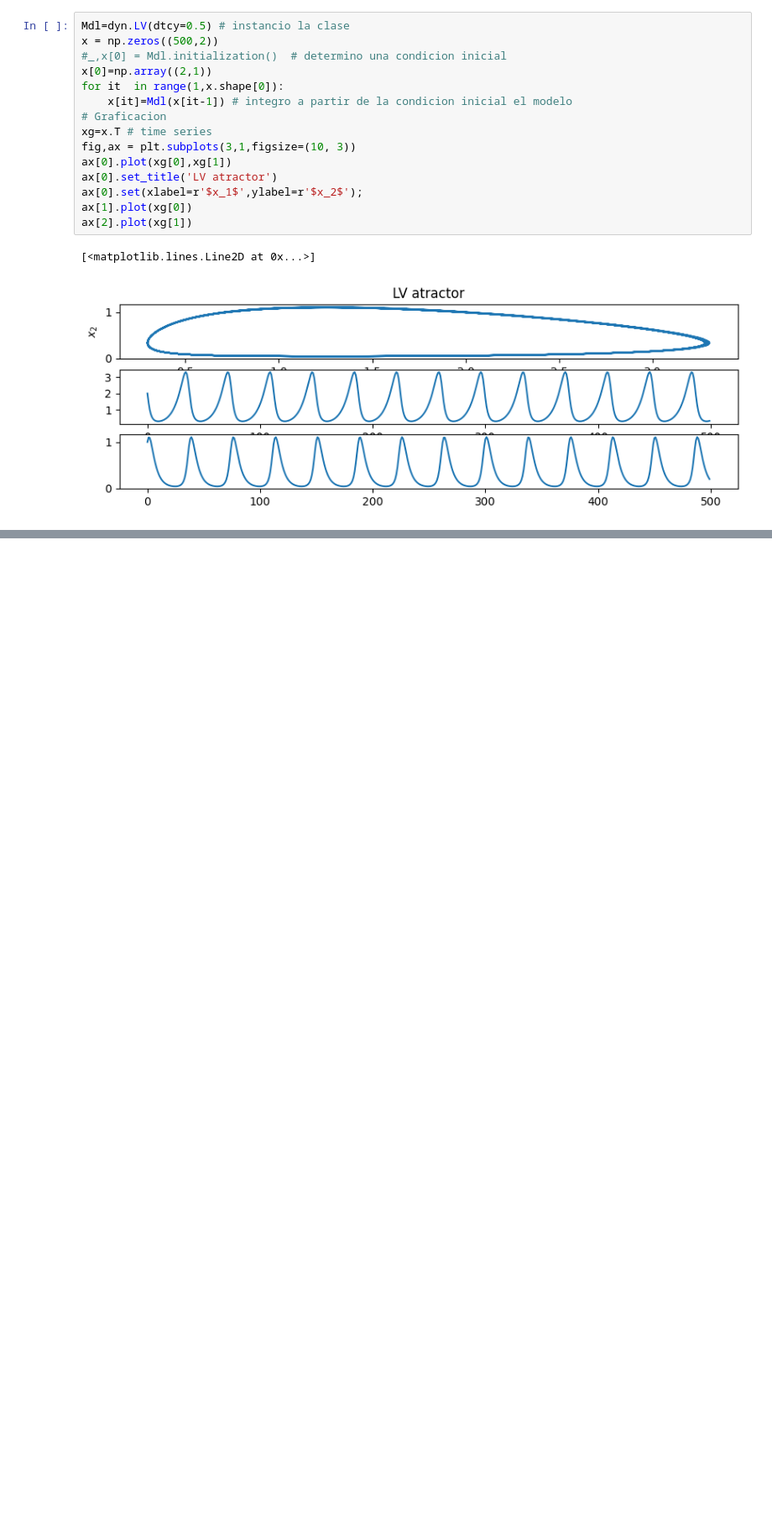
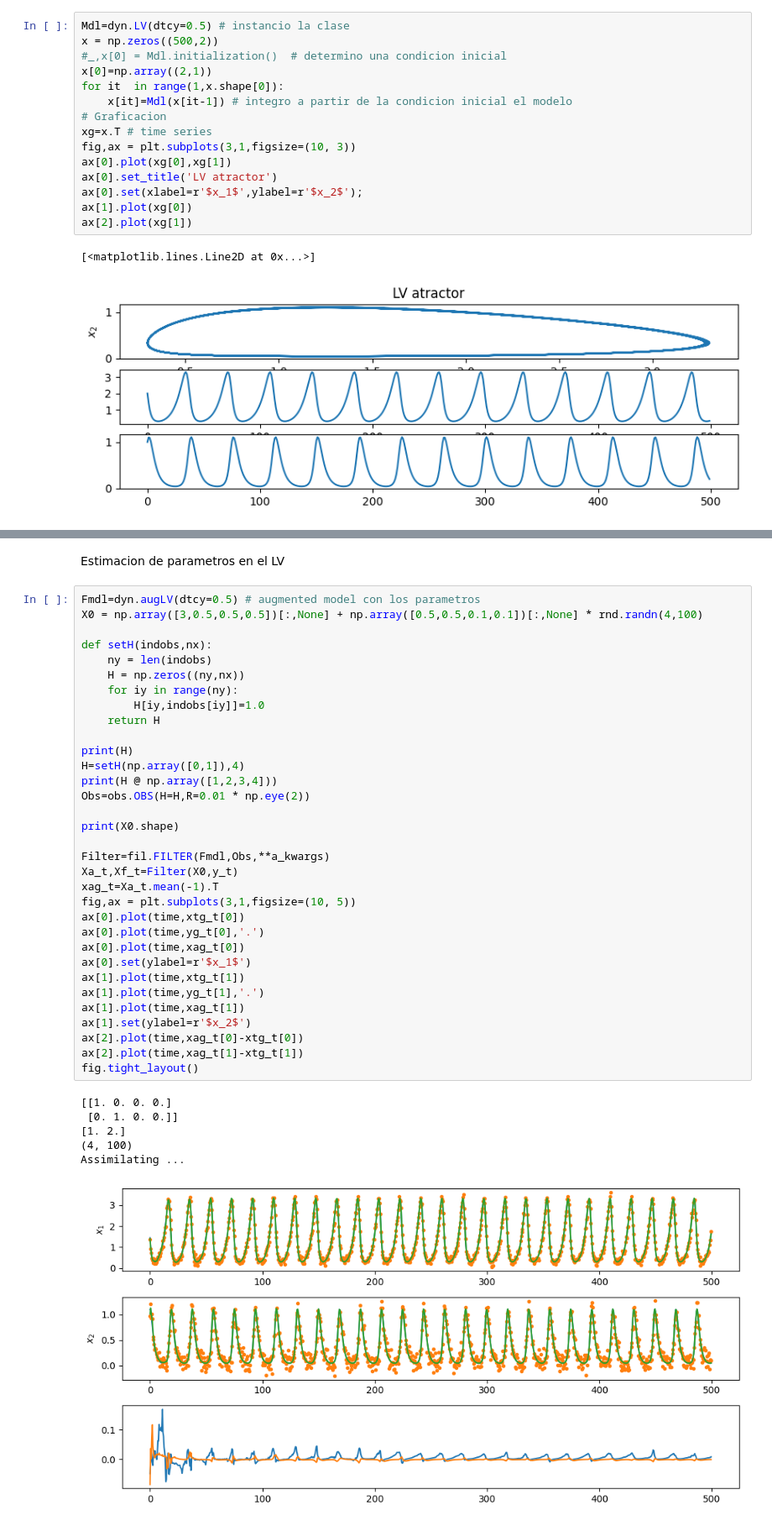
Before and after one commit to pulidom/finan2, a Jupyter notebook: enkf/main.ipynb, the cells around one changed output, grey strips where cells are left out. Shown: that part at 84% size. Cells and saved outputs as stored; diff of their text form; blank space fills up the shorter version.

Commit message:
exp con estimacion parametros Lotka Volterra con el EnKF

```diff
--- a/enkf/main.ipynb
+++ b/enkf/main.ipynb
@@ -42,0 +71,42 @@ fig.tight_layout()
+# %% [markdown]
+Estimacion de parametros en el LV
+# %%
+Fmdl=dyn.augLV(dtcy=0.5) # augmented model con los parametros
+X0 = np.array([3,0.5,0.5,0.5])[:,None] + np.array([0.5,0.5,0.1,0.1])[:,None] * rnd.randn(4,100)
+
+def setH(indobs,nx):
+    ny = len(indobs)
+    H = np.zeros((ny,nx))
+    for iy in range(ny):
+        H[iy,indobs[iy]]=1.0
+    return H
+
+print(H)
+H=setH(np.array([0,1]),4)
+print(H @ np.array([1,2,3,4]))
+Obs=obs.OBS(H=H,R=0.01 * np.eye(2))
+
+print(X0.shape)
+
+Filter=fil.FILTER(Fmdl,Obs,**a_kwargs)
+Xa_t,Xf_t=Filter(X0,y_t)
+xag_t=Xa_t.mean(-1).T
+fig,ax = plt.subplots(3,1,figsize=(10, 5))
+ax[0].plot(time,xtg_t[0])
+ax[0].plot(time,yg_t[0],'.')
+ax[0].plot(time,xag_t[0])
+ax[0].set(ylabel=r'$x_1$')
+ax[1].plot(time,xtg_t[1])
+ax[1].plot(time,yg_t[1],'.')
+ax[1].plot(time,xag_t[1])
+ax[1].set(ylabel=r'$x_2$')
+ax[2].plot(time,xag_t[0]-xtg_t[0])
+ax[2].plot(time,xag_t[1]-xtg_t[1])
+fig.tight_layout()
+# %% [output]
+[[1. 0. 0. 0.]
+ [0. 1. 0. 0.]]
+[1. 2.]
+(4, 100)
+Assimilating ...
+[figure, added]
```
Also changed, not shown: parts of 5 cells of this notebook, 5 other files.
